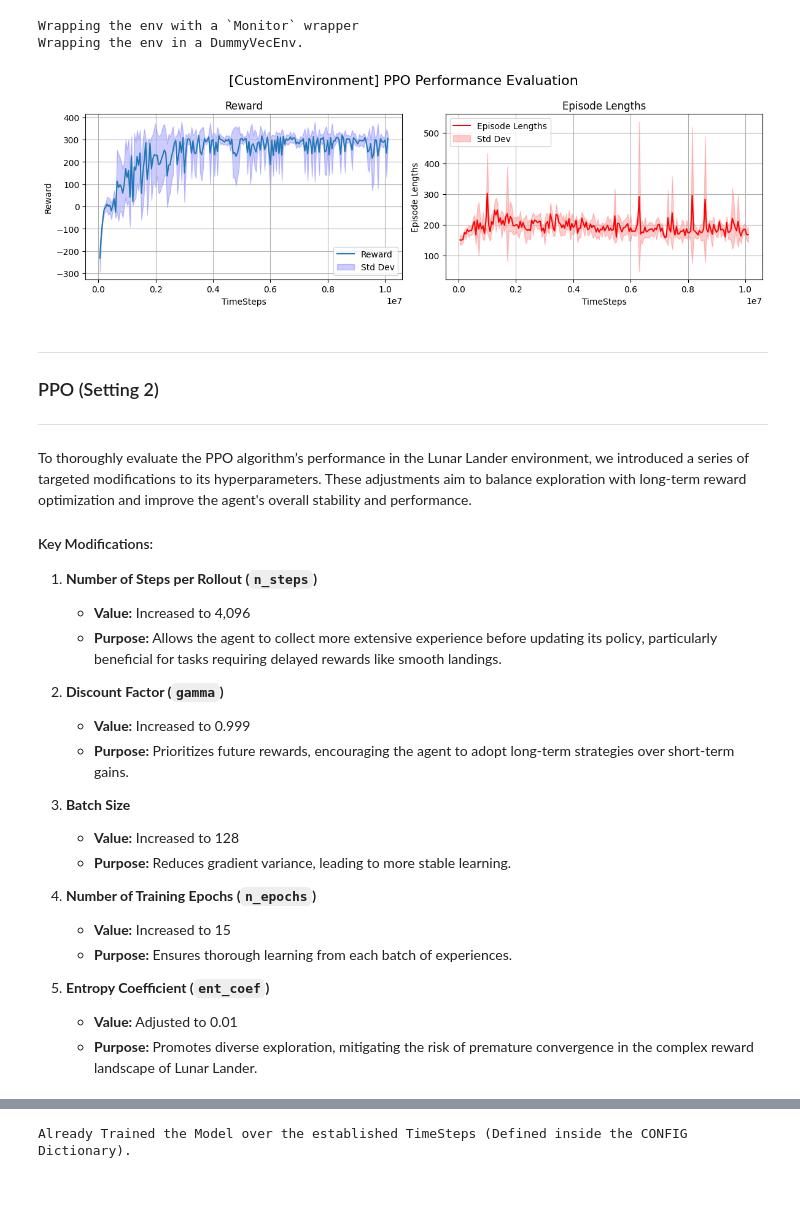
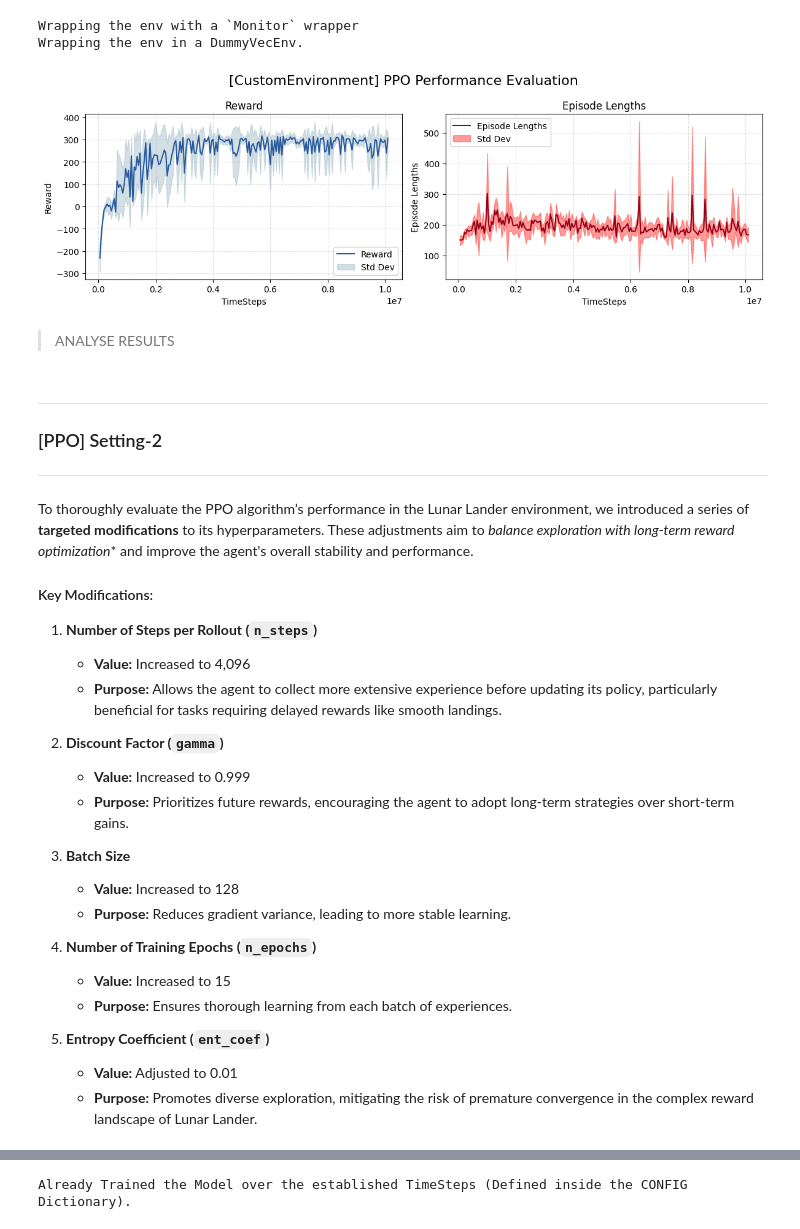
Before and after one commit to EstevesX10/OpenAI-Gym-Lunar-Lander, a Jupyter notebook: LunarLander/LunarLander.ipynb, the cells around one changed output, grey strips where cells are left out. Cells and saved outputs as stored; diff of their text form; code cells hidden in the pictures; blank space fills up the shorter version.

```diff
--- a/LunarLander/LunarLander.ipynb
+++ b/LunarLander/LunarLander.ipynb
@@ -210,6 +214,6 @@ customEnv = 'MyLunarLander'
 **Similar** to the approach taken with the original baseline environment, we **applied the same initial settings** for the **PPO algorithm** in this revised version of the ``Lunar Lander environment``.
 # %%
 # Create a instance of the Lunar Lander Manager
-ppoSetup1 = LunarLanderManager(environmentName=customEnv, algorithm='PPO', settingsNumber=1, algorithmSettings=PPO_SETTINGS_1)
+customSetup1PPO = LunarLanderManager(environmentName=customEnv, algorithm='PPO', settingsNumber=1, algorithmSettings=PPO_SETTINGS_1)
 # %%
 # Check if the Environment is working
@@ -217,4 +221,4 @@ ppoSetup1.testRandomAction()
 # %%
 # Train the Model
-model = ppoSetup1.train()
+model = customSetup1PPO.train()
 # %% [output]
@@ -244,15 +231,17 @@ Wrapping the env with a `Monitor` wrapper
 Wrapping the env in a DummyVecEnv.
 # %%
 # Evaluate Results
-ppoSetup1.checkResults()
+customSetup1PPOResults = customSetup1PPO.checkResults()
 # %% [output]
-[figure, old version]
+[figure, new version]
+# %% [markdown]
+> ANALYSE RESULTS
 # %% [markdown]
 ---
-### PPO (Setting 2)
+### [PPO] Setting-2
 ---
 
-To thoroughly evaluate the PPO algorithm’s performance in the Lunar Lander environment, we introduced a series of targeted modifications to its hyperparameters. These adjustments aim to balance exploration with long-term reward optimization and improve the agent's overall stability and performance.
+To thoroughly evaluate the PPO algorithm’s performance in the Lunar Lander environment, we introduced a series of **targeted modifications** to its hyperparameters. These adjustments aim to *balance exploration with long-term reward optimization** and improve the agent's overall stability and performance.
 
 #### Key Modifications:
 
```
Also changed, not shown: parts of 45 cells of this notebook.
